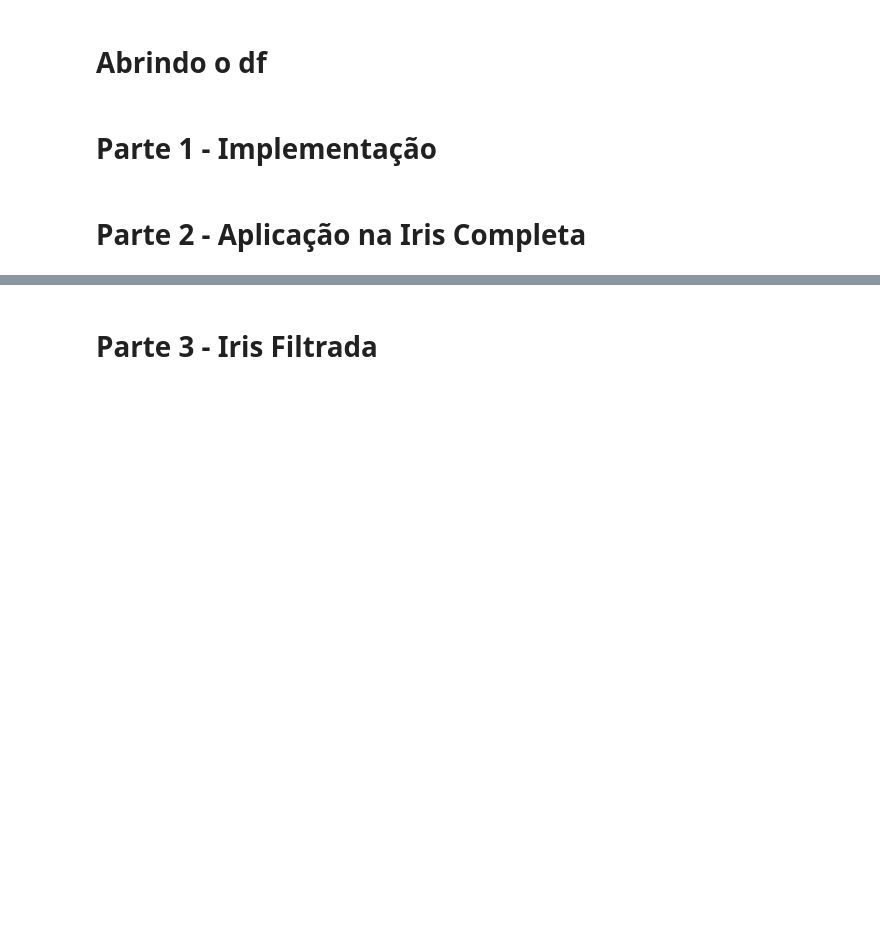
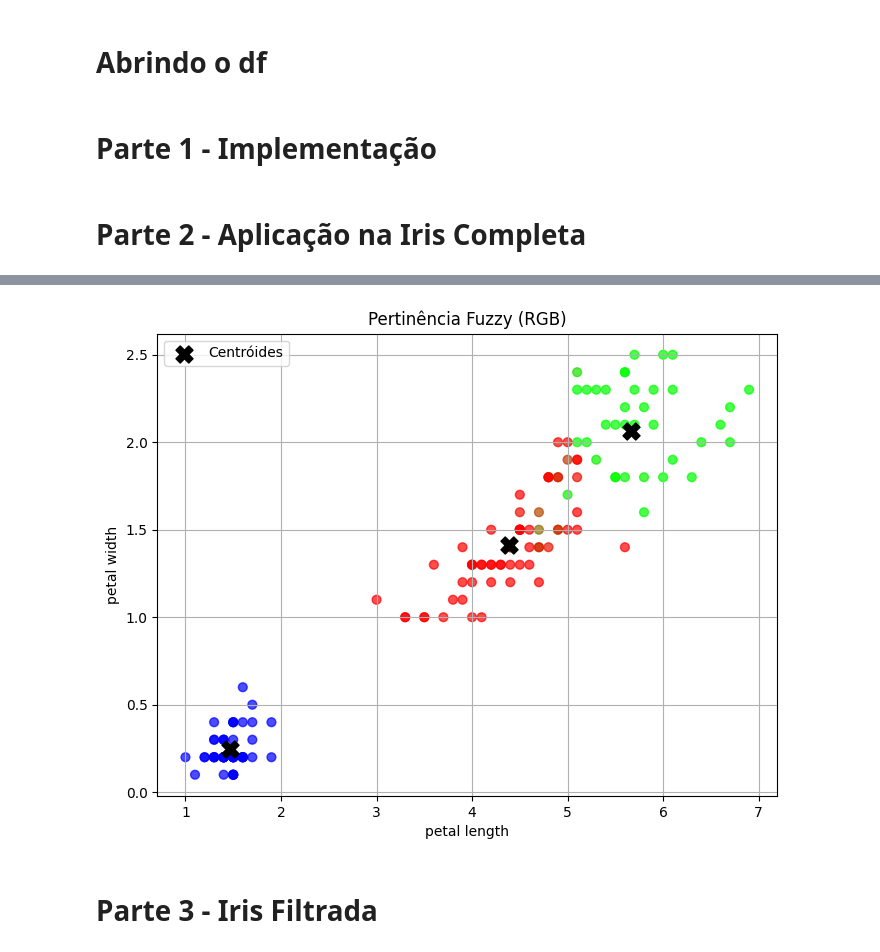
Before and after one commit to EdsonEdu2031/T1-Fuzzy-C-Means, a Jupyter notebook: main.ipynb, the cells around one changed output, grey strips where cells are left out. Saved outputs shown, nothing was run; the diff lists cells and outputs as text; code cells hidden in the pictures; blank space fills up the shorter version.

```diff
--- a/main.ipynb
+++ b/main.ipynb
@@ -323,2 +360,45 @@ plt.show()
+# %%
+# Escolhendo as variáveis através dos indices da coluna
+x_idx = 2
+y_idx = 3
+
+# Filtrandos as variáveis
+x_col = X.columns[x_idx]
+y_col = X.columns[y_idx]
+
+cores = W.values.copy()
+
+# Plotando
+plt.figure(figsize=(8,6))
+
+plt.scatter(
+    X.iloc[:, x_idx],
+    X.iloc[:, y_idx],
+    c=cores,
+    s=40,
+    alpha = 0.7
+)
+
+# Plotando os centroides
+centroides = scaler.inverse_transform(cent[-1])
+
+plt.scatter(
+    centroides[:, x_idx],
+    centroides[:, y_idx],
+    c='black',
+    marker='X',
+    s=150,
+    label='Centróides'
+)
+
+plt.xlabel(x_col)
+plt.ylabel(y_col)
+plt.title('Pertinência Fuzzy (RGB)')
+plt.legend()
+plt.grid()
+
+plt.show()
+# %% [output]
+[figure, added]
 # %% [markdown]
 # Parte 3 - Iris Filtrada
```
Also changed, not shown: parts of 11 cells of this notebook.
